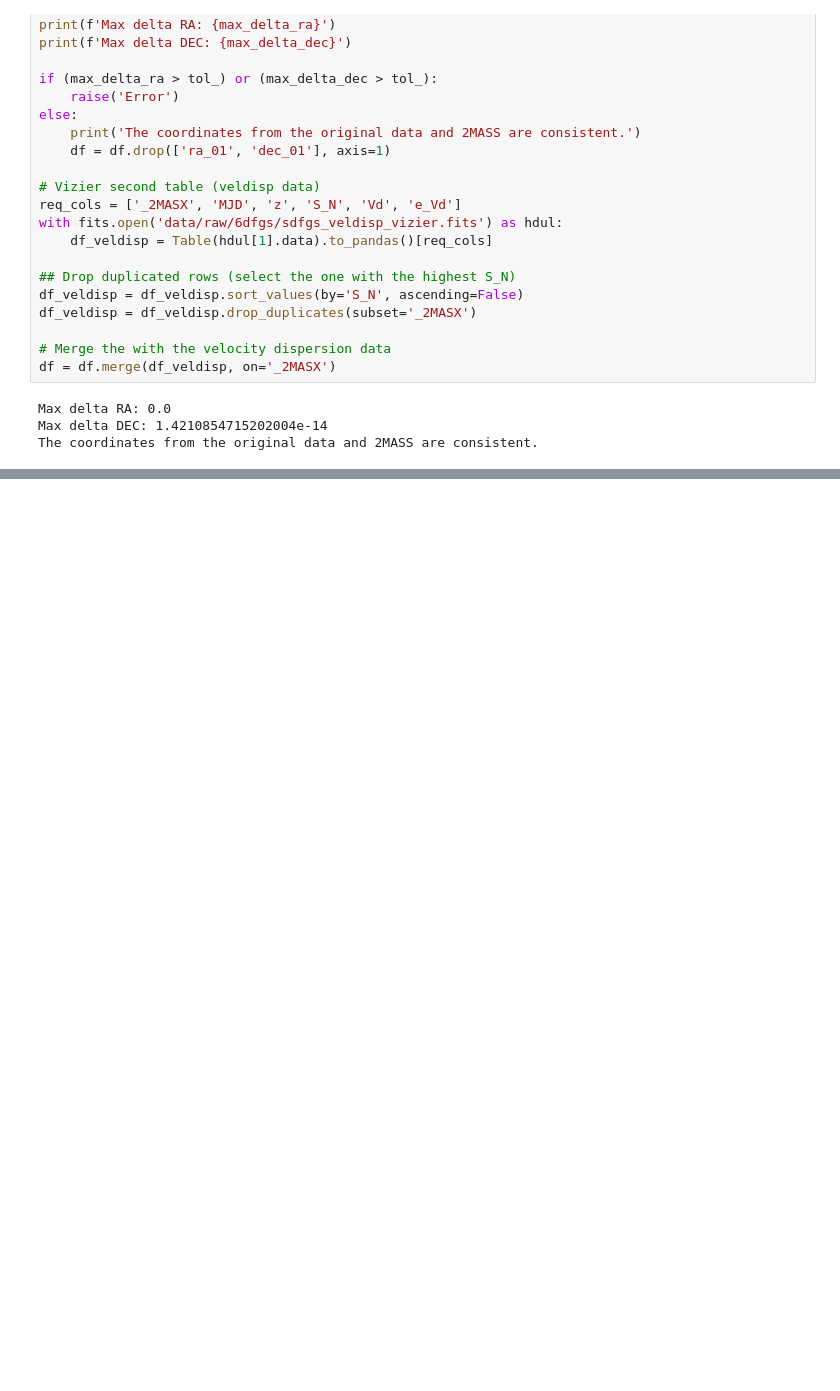
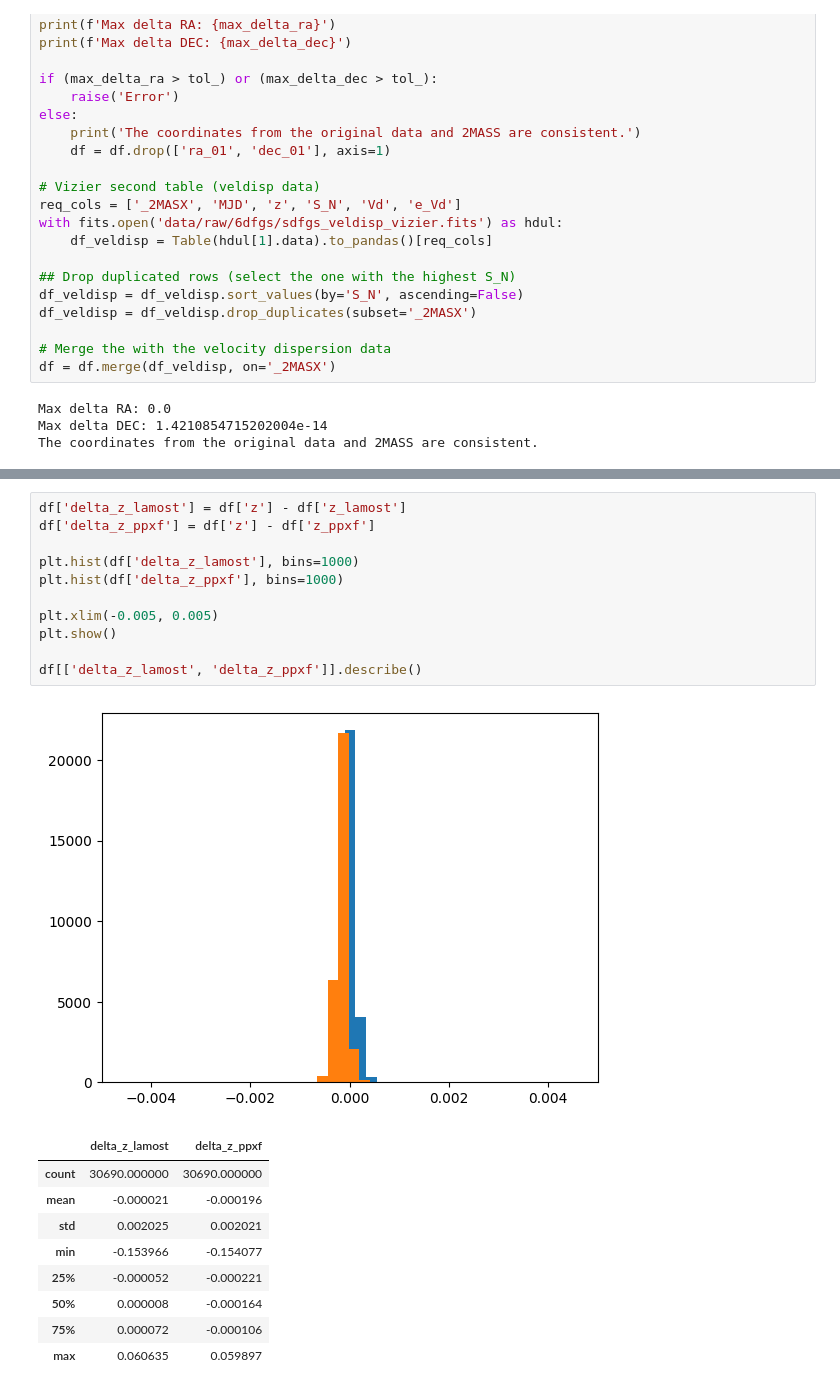
Before and after one commit to mrafifrbbn/thesis-research-2.0, a Jupyter notebook: notebook.ipynb, the cells around one changed output, grey strips where cells are left out. Drawn from its saved outputs; the diff is of its cells as text; blank space fills up the shorter version.

```diff
--- a/notebook.ipynb
+++ b/notebook.ipynb
@@ -673,0 +651,22 @@ plt.scatter(df.z, delta_z_lamost)
+# %%
+df['delta_z_lamost'] = df['z'] - df['z_lamost']
+df['delta_z_ppxf'] = df['z'] - df['z_ppxf']
+
+plt.hist(df['delta_z_lamost'], bins=1000)
+plt.hist(df['delta_z_ppxf'], bins=1000)
+
+plt.xlim(-0.005, 0.005)
+plt.show()
+
+df[['delta_z_lamost', 'delta_z_ppxf']].describe()
+# %% [output]
+[figure, added]
+|  | delta_z_lamost | delta_z_ppxf |
+| count | 30690.000000 | 30690.000000 |
+| mean | -0.000021 | -0.000196 |
+| std | 0.002025 | 0.002021 |
+| min | -0.153966 | -0.154077 |
+| 25% | -0.000052 | -0.000221 |
+| 50% | 0.000008 | -0.000164 |
+| 75% | 0.000072 | -0.000106 |
+| max | 0.060635 | 0.059897 |
```
Also changed, not shown: parts of 24 cells of this notebook, 8 other files.
